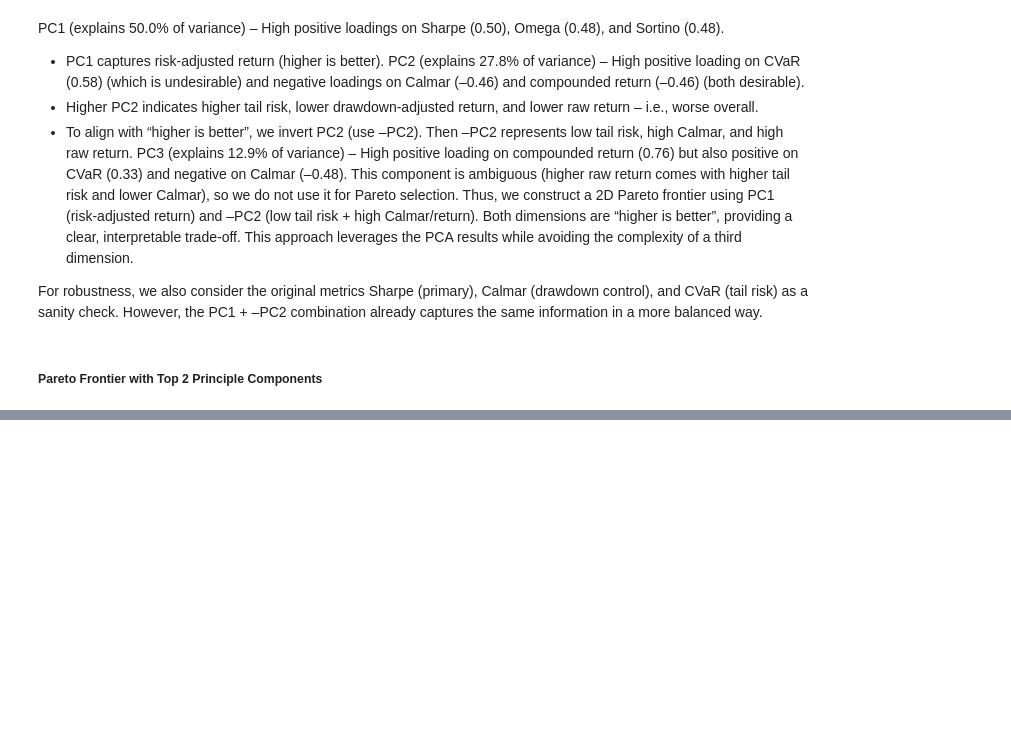
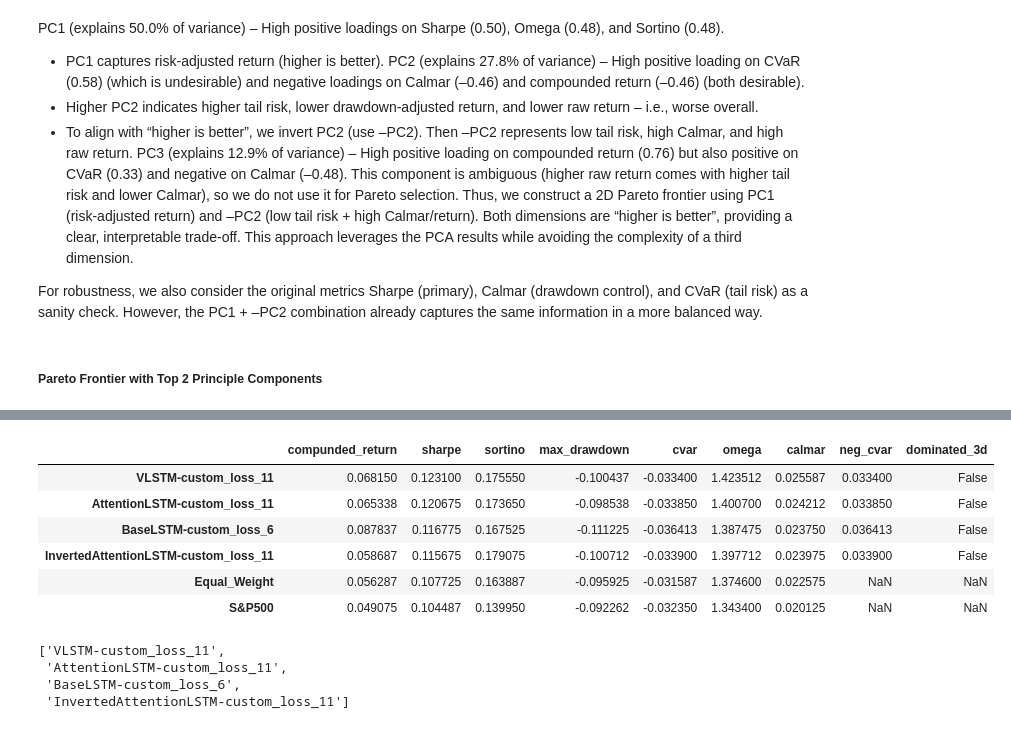
Before and after one commit to travisdesell/exact, a Jupyter notebook: financial_loss_functions/exploration/wfv_analysis.ipynb, the cells around one changed output, grey strips where cells are left out. Drawn from its saved outputs; the diff is of its cells as text; code cells hidden in the pictures; blank space fills up the shorter version.

```diff
--- a/financial_loss_functions/exploration/wfv_analysis.ipynb
+++ b/financial_loss_functions/exploration/wfv_analysis.ipynb
@@ -415,0 +428,20 @@ fig.show()
+# %%
+# Efficient frontier models
+frontier_model_names = list(frontier_3d.index)
+pd.concat([frontier_3d, benchmarks_df], axis=0)
+# frontier_3d
+# %% [output]
+|  | compunded_return | sharpe | sortino | max_drawdown | cvar | omega | calmar | neg_cvar | dominated_3d |
+| VLSTM-custom_loss_11 | 0.068150 | 0.123100 | 0.175550 | -0.100437 | -0.033400 | 1.423512 | 0.025587 | 0.033400 | False |
+| AttentionLSTM-custom_loss_11 | 0.065338 | 0.120675 | 0.173650 | -0.098538 | -0.033850 | 1.400700 | 0.024212 | 0.033850 | False |
+| BaseLSTM-custom_loss_6 | 0.087837 | 0.116775 | 0.167525 | -0.111225 | -0.036413 | 1.387475 | 0.023750 | 0.036413 | False |
+| InvertedAttentionLSTM-custom_loss_11 | 0.058687 | 0.115675 | 0.179075 | -0.100712 | -0.033900 | 1.397712 | 0.023975 | 0.033900 | False |
+| Equal_Weight | 0.056287 | 0.107725 | 0.163887 | -0.095925 | -0.031587 | 1.374600 | 0.022575 | NaN | NaN |
+| S&P500 | 0.049075 | 0.104487 | 0.139950 | -0.092262 | -0.032350 | 1.343400 | 0.020125 | NaN | NaN |
+# %%
+frontier_model_names
+# %% [output]
+['VLSTM-custom_loss_11',
+ 'AttentionLSTM-custom_loss_11',
+ 'BaseLSTM-custom_loss_6',
+ 'InvertedAttentionLSTM-custom_loss_11']
```
Also changed, not shown: parts of 6 cells of this notebook, 1 other file.
